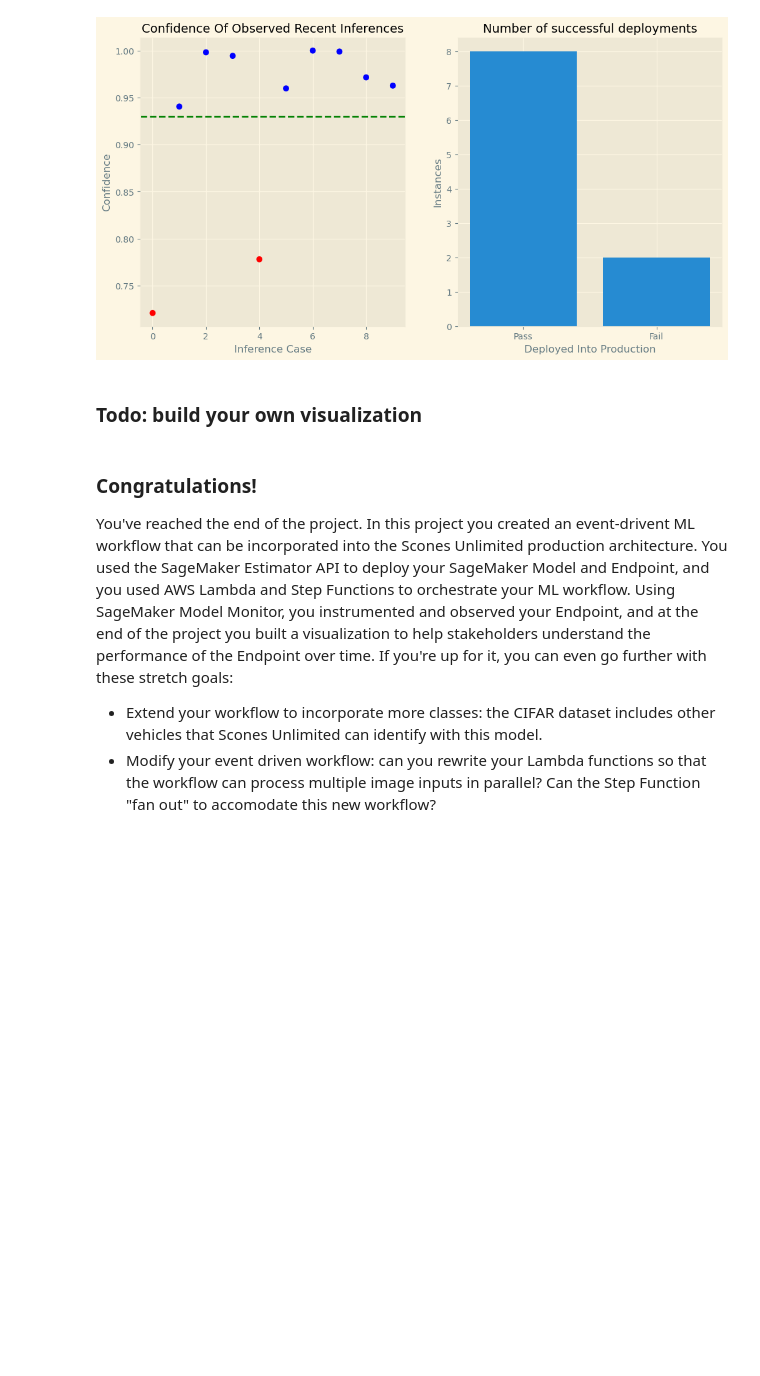
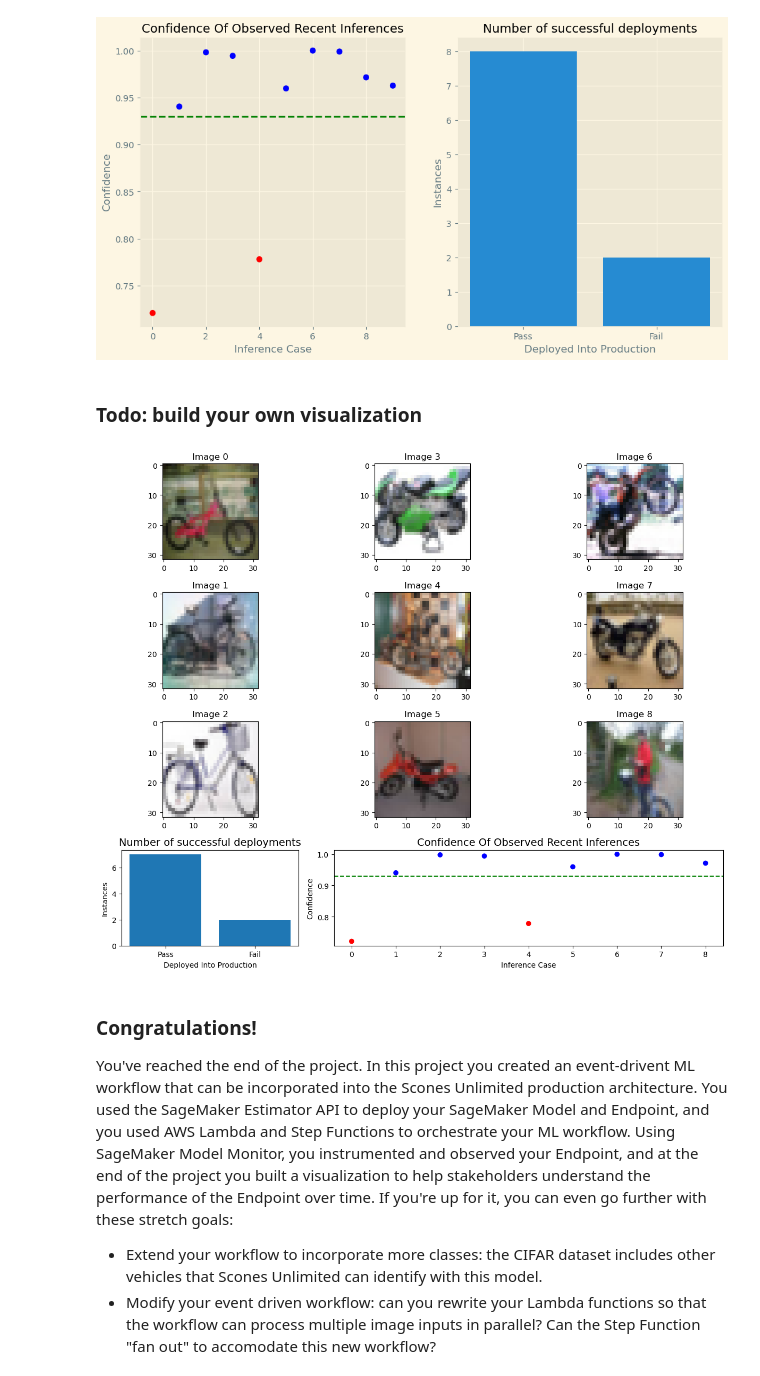
Before and after one commit to jmassey-17/Massey-Udacity-MLAWS-Project2, a Jupyter notebook: starter.ipynb, the cells around one changed output. Saved outputs shown, nothing was run; the diff lists cells and outputs as text; code cells hidden in the pictures; blank space fills up the shorter version.

```diff
--- a/starter.ipynb
+++ b/starter.ipynb
@@ -687,11 +679,18 @@ for jsonl in file_handles:
 # %% [markdown]
 The data should now be a list of dictionaries, with significant nesting. We'll give you an example of some code that grabs data out of the objects and visualizes it:
 # %%
+
+from PIL import Image
+import base64
+import io
 # Define how we'll get our data
-def simple_getter(obj):
+def simple_getter_jm(obj):
     inferences = obj["captureData"]["endpointOutput"]["data"]
     timestamp = obj["eventMetadata"]["inferenceTime"]
-    return json.loads(inferences), timestamp
+    img = obj["captureData"]["endpointInput"]["data"]
+    img = base64.b64decode(img)
+    img = Image.open(io.BytesIO(img))
+    return json.loads(inferences), timestamp, img
 
-simple_getter(json_data[0])
+simple_getter_jm(json_data[0])
 # %% [output]
@@ -704,7 +705,7 @@ import matplotlib.pyplot as plt
 x = []
 y = []
 for obj in json_data:
-    inference, timestamp = simple_getter(obj)
+    inference, timestamp, img = simple_getter_jm(obj)
 
     y.append(max(inference))
     x.append(timestamp)
@@ -741,6 +742,63 @@ Text(0.5, 1.0, 'Number of successful deployments')
 [figure]
 # %% [markdown]
 ### Todo: build your own visualization
+# %%
+import matplotlib.pyplot as plt
+import matplotlib.gridspec as gridspec
+
+fig = plt.figure(figsize=(12, 10))
+gs = gridspec.GridSpec(4, 3, figure=fig)
+y = []
+for i, obj in enumerate(json_data[:-1]): # to fit with 9 windows
+    # define pointers for axis information
+    a = i % 3
+    b = i // 3
+    # extract data
+    inference, timestamp,img = simple_getter_jm(obj)
+    y.append(max(inference))
+    # set up plot
+    ax = fig.add_subplot(gs[a, b])
+    ax.imshow(img)
+    ax.set_title(f'Image {i}')
+    # ax.set_xticks([])
+    # ax.set_yticks([])
+# define quanititoes fro later
+threshold = 0.93
+
+# bottom left - histogram
+ax_bottom_left = fig.add_subplot(gs[3, 0])
+
+# Generate pass/fail list with a direct comparison
+pass_fail = [val > threshold for val in y]
+
+categories = ['Pass', 'Fail']
+pass_num = sum(pass_fail)
+fail_num = len(y) - pass_num
+
+values = [pass_num, fail_num]
+
+# Create bar plot
+ax_bottom_left.bar(categories, values)
+ax_bottom_left.set_ylabel("Instances")
+ax_bottom_left.set_xlabel("Deployed Into Production")
+ax_bottom_left.set_title("Number of successful deployments", size=14)
+
+# bottom right - inference evaluation
+ax_bottom_right = fig.add_subplot(gs[3, 1:])
+
+ax_bottom_right.scatter(range(len(y)), y, c=['r' if k<threshold else 'b' for k in y ])
+ax_bottom_right.axhline(y=threshold, color='g', linestyle='--')
+
+
+# Add labels
+ax_bottom_right.set_ylabel("Confidence")
+ax_bottom_right.set_xlabel("Inference Case")
+ax_bottom_right.set_title("Confidence Of Observed Recent Inferences", size=14)
+
+plt.tight_layout()
+plt.show()
+# %% [output]
+[figure, added]
 # %% [markdown]
 ### Congratulations!
 
```
Also changed, not shown: parts of 6 cells of this notebook, 3 other files.
